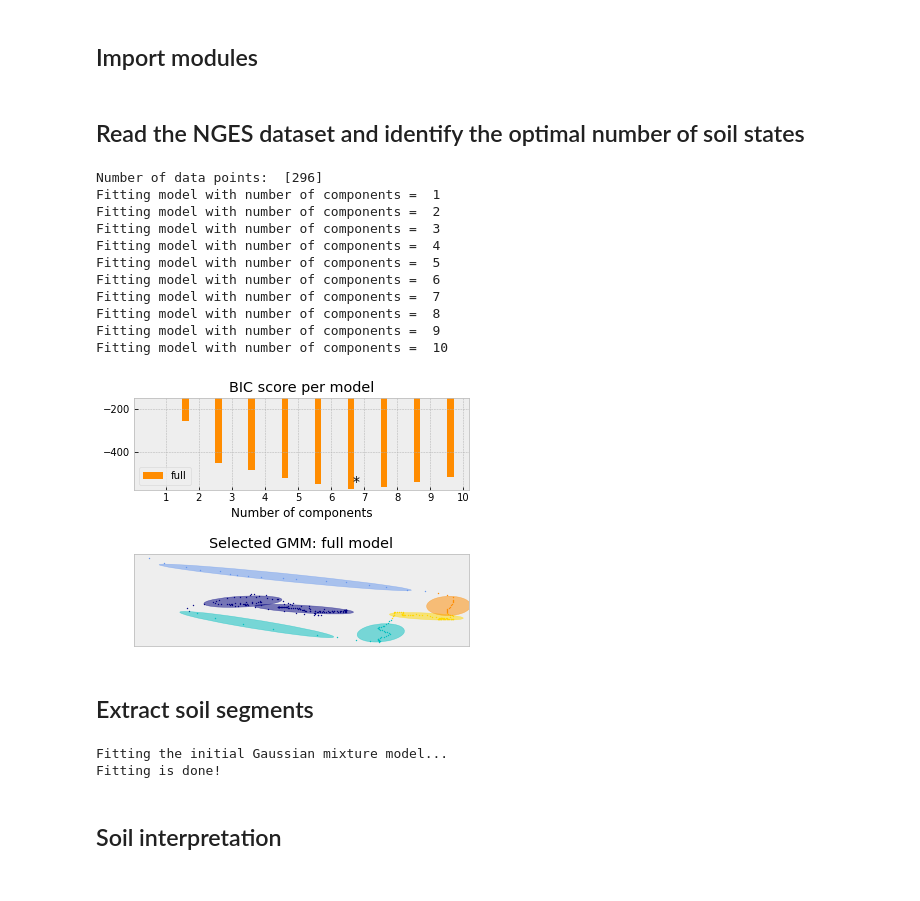
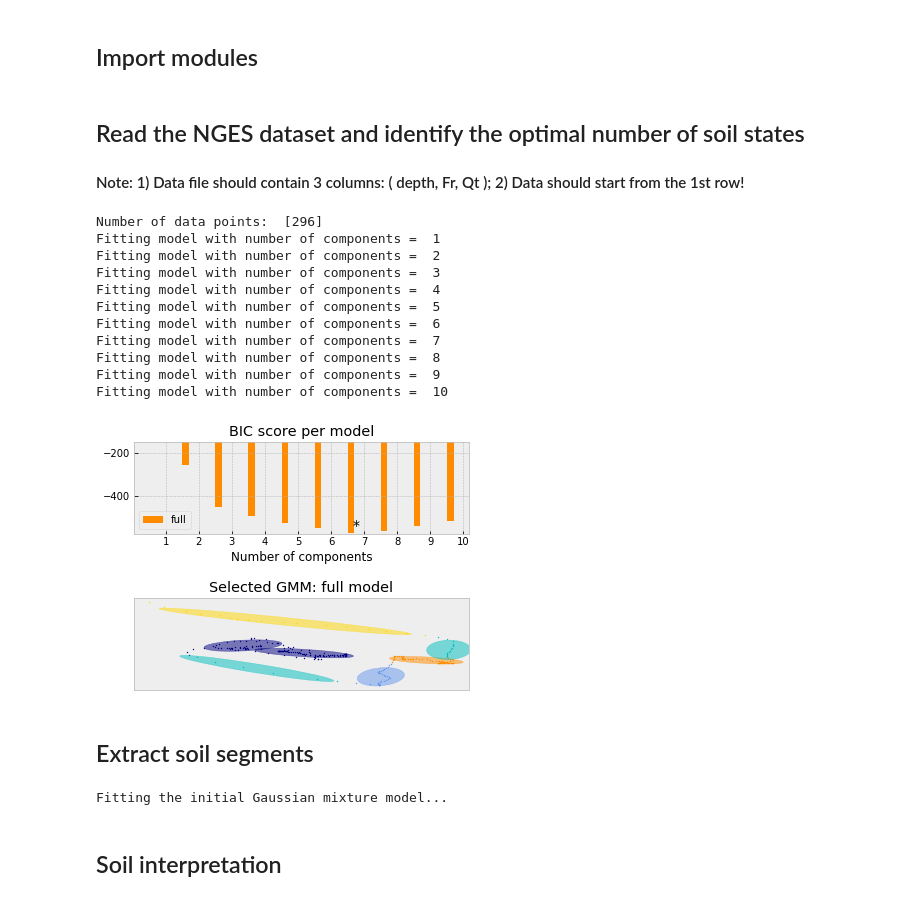
Before and after one commit to hwang051785/pyCPT, a Jupyter notebook: jupyter_notebooks/pyCPT_test.ipynb, the cells around one changed output. Drawn from its saved outputs; the diff is of its cells as text; code cells hidden in the pictures.

```diff
--- a/jupyter_notebooks/pyCPT_test.ipynb
+++ b/jupyter_notebooks/pyCPT_test.ipynb
@@ -14,29 +14,30 @@ import pyCPT
 import post_process
 # %% [markdown]
 ## Read the NGES dataset and identify the optimal number of soil states
+#### Note: 1) Data file should contain 3 columns: ( depth, Fr, Qt ); 2) Data should start from the 1st row!
 # %%
-datapath = pyCPT_path + '/test_data/NGES_data.csv'
+datapath = '../test_data/NGES_data.csv'
+# datapath = 'C:/Users/hwang12/PycharmProjects/3Dmodel/test.csv'
 cpt = pyCPT.CPT(datapath)
 # %% [output]
 Number of data points:  [296]
 Fitting model with number of components =  1
 Fitting model with number of components =  2
 Fitting model with number of components =  3
 Fitting model with number of components =  4
 Fitting model with number of components =  5
 Fitting model with number of components =  6
 Fitting model with number of components =  7
 Fitting model with number of components =  8
 Fitting model with number of components =  9
 Fitting model with number of components =  10
-[figure, old version]
+[figure, new version]
 # %% [markdown]
 ## Extract soil segments
 # %%
 cpt.segmentation(num_of_iter=200, start_iter=100)
 # %% [output]
 Fitting the initial Gaussian mixture model...
-Fitting is done!
 # %% [markdown]
 ## Soil interpretation
 # %%
```
Also changed, not shown: parts of 1 cell of this notebook.
